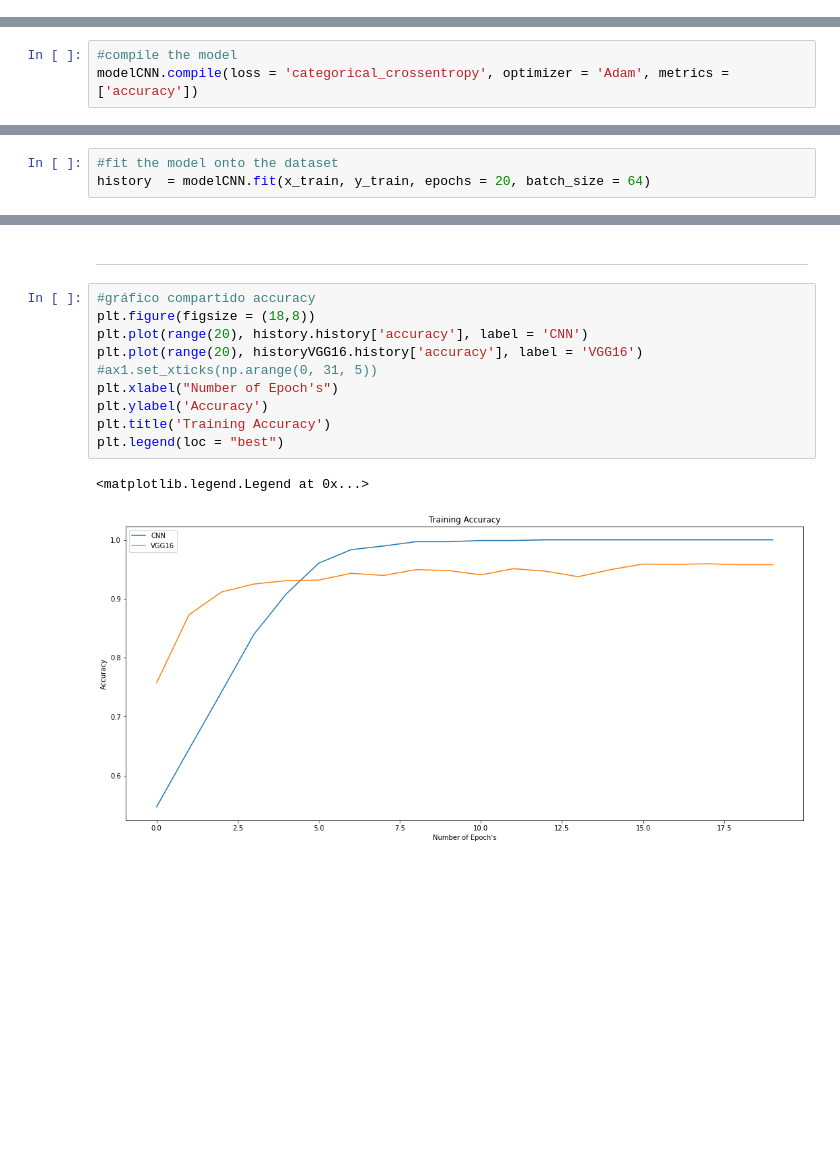
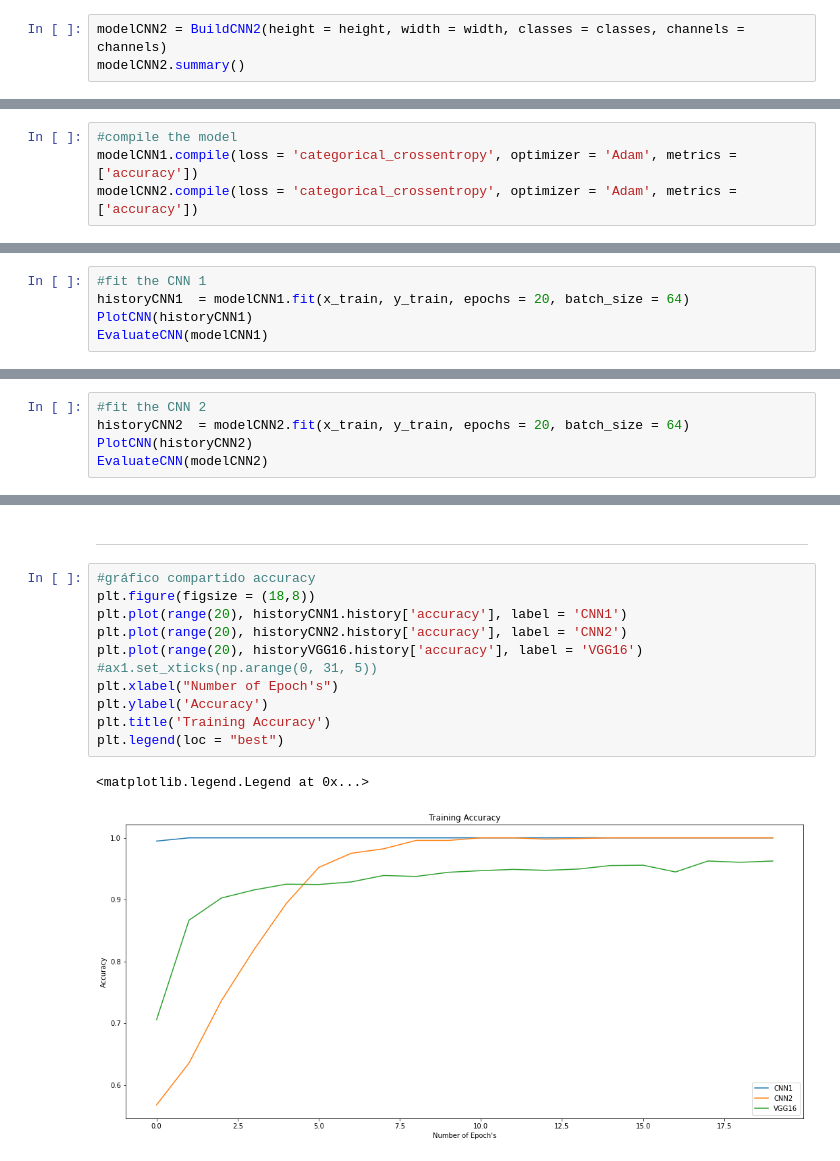
Before and after one commit to DayrisRM/Mineria_PR2, a Jupyter notebook: Mineria_PR2.ipynb, the cells around one changed output, grey strips where cells are left out. Saved outputs shown, nothing was run; the diff lists cells and outputs as text; blank space fills up the shorter version.

Commit message:
CNN models

```diff
--- a/Mineria_PR2.ipynb
+++ b/Mineria_PR2.ipynb
@@ -162,0 +190,3 @@ _________________________________________________________________
+# %%
+modelCNN2 = BuildCNN2(height = height, width = width, classes = classes, channels = channels)
+modelCNN2.summary()
@@ -163,3 +211,4 @@ _________________________________________________________________
 # %%
 #compile the model
-modelCNN.compile(loss = 'categorical_crossentropy', optimizer = 'Adam', metrics = ['accuracy'])
+modelCNN1.compile(loss = 'categorical_crossentropy', optimizer = 'Adam', metrics = ['accuracy'])
+modelCNN2.compile(loss = 'categorical_crossentropy', optimizer = 'Adam', metrics = ['accuracy'])
@@ -166,5 +232,7 @@ modelCNN.compile(loss = 'categorical_crossentropy', optimizer = 'Adam', metrics
 # %%
-#fit the model onto the dataset
-history  = modelCNN.fit(x_train, y_train, epochs = 20, batch_size = 64)
+#fit the CNN 1
+historyCNN1  = modelCNN1.fit(x_train, y_train, epochs = 20, batch_size = 64)
+PlotCNN(historyCNN1)
+EvaluateCNN(modelCNN1)
 # %% [output]
 Epoch 1/20
@@ -209,0 +256,5 @@ ACCURACY : 1.0
+# %%
+#fit the CNN 2
+historyCNN2  = modelCNN2.fit(x_train, y_train, epochs = 20, batch_size = 64)
+PlotCNN(historyCNN2)
+EvaluateCNN(modelCNN2)
@@ -469,14 +534,15 @@ GRAFICOS COMPARTIDOS
 # %%
 #gráfico compartido accuracy
 plt.figure(figsize = (18,8))
-plt.plot(range(20), history.history['accuracy'], label = 'CNN')
+plt.plot(range(20), historyCNN1.history['accuracy'], label = 'CNN1')
+plt.plot(range(20), historyCNN2.history['accuracy'], label = 'CNN2')
 plt.plot(range(20), historyVGG16.history['accuracy'], label = 'VGG16')
 #ax1.set_xticks(np.arange(0, 31, 5))
 plt.xlabel("Number of Epoch's")
 plt.ylabel('Accuracy')
 plt.title('Training Accuracy')
 plt.legend(loc = "best")
 # %% [output]
 <matplotlib.legend.Legend at 0x...>
-[figure, old version]
+[figure, new version]
 # %%
```
Also changed, not shown: parts of 20 cells of this notebook.
